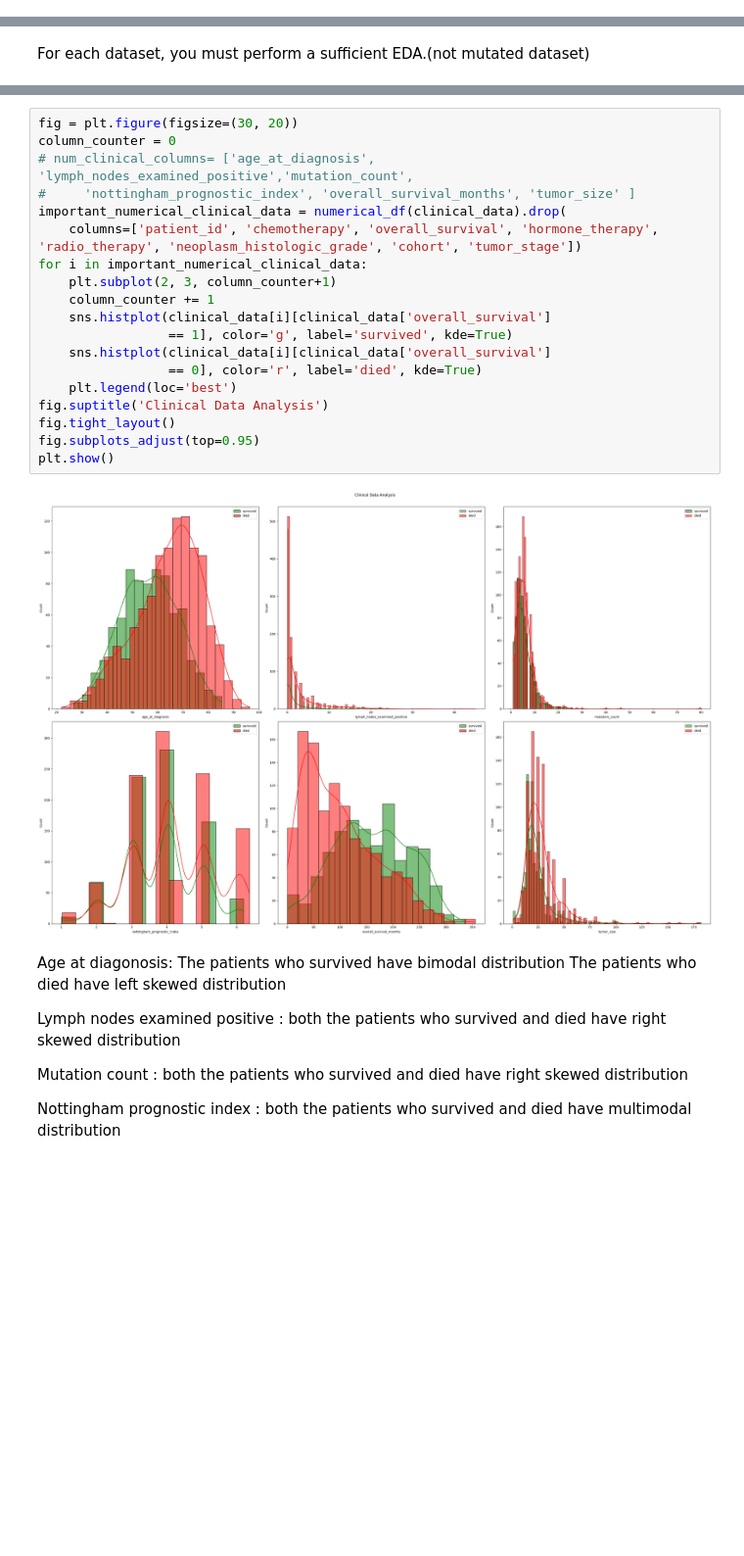
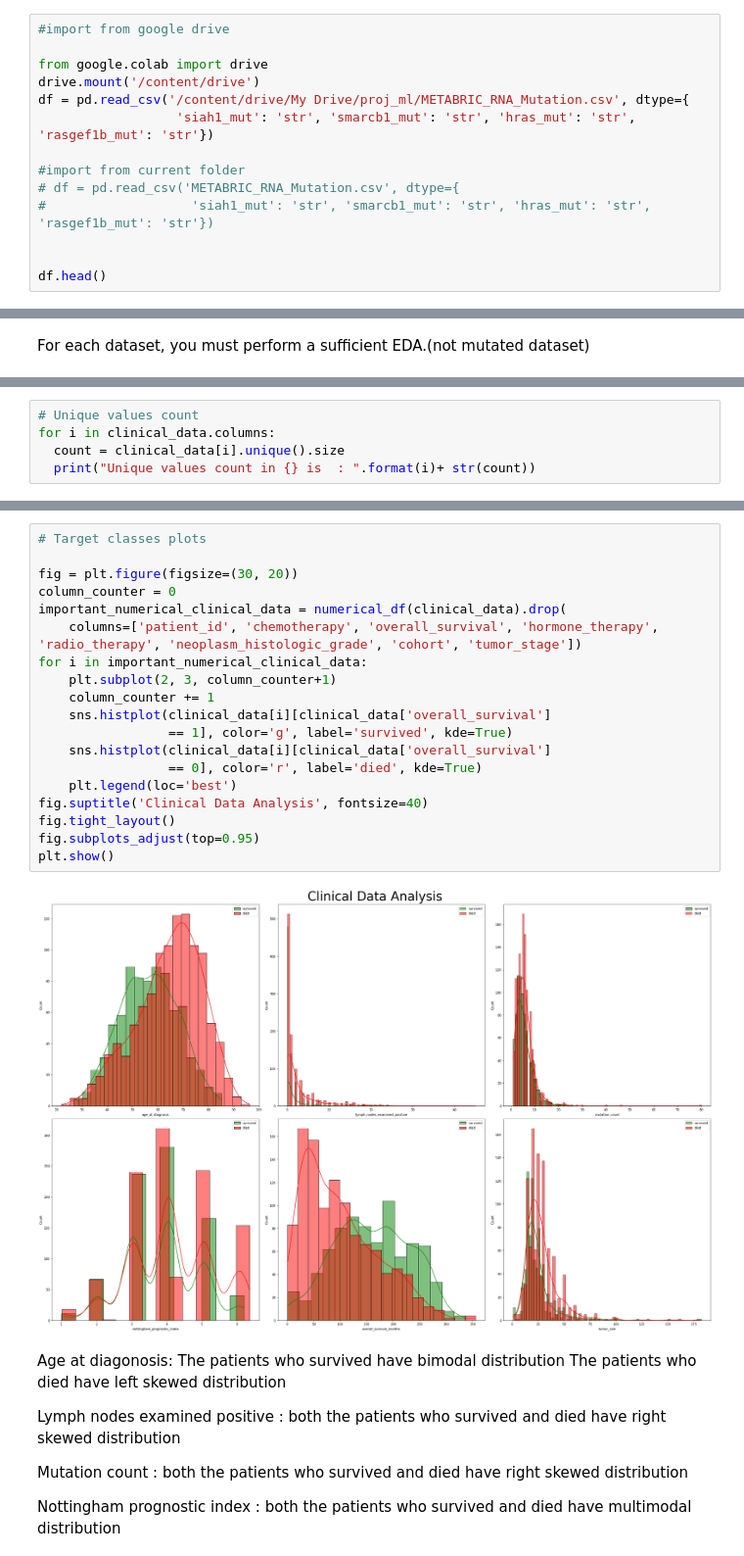
Before and after one commit to mohammadtaghi005/Breast-Cancer-Prediction, a Jupyter notebook: ML_Project.ipynb, the cells around one changed output, grey strips where cells are left out. Shown at 98% size. Drawn from its saved outputs; the diff is of its cells as text; blank space fills up the shorter version.

```diff
--- a/ML_Project.ipynb
+++ b/ML_Project.ipynb
@@ -90,0 +95,14 @@ df.head()
+# %%
+#import from google drive
+
+from google.colab import drive
+drive.mount('/content/drive')
+df = pd.read_csv('/content/drive/My Drive/proj_ml/METABRIC_RNA_Mutation.csv', dtype={
+                  'siah1_mut': 'str', 'smarcb1_mut': 'str', 'hras_mut': 'str', 'rasgef1b_mut': 'str'})
+
+#import from current folder
+# df = pd.read_csv('METABRIC_RNA_Mutation.csv', dtype={
+#                   'siah1_mut': 'str', 'smarcb1_mut': 'str', 'hras_mut': 'str', 'rasgef1b_mut': 'str'})
+
+
+df.head()
@@ -152,0 +211,5 @@ Box plot of numerical data
+# %%
+# Unique values count
+for i in clinical_data.columns:
+  count = clinical_data[i].unique().size
+  print("Unique values count in {} is  : ".format(i)+ str(count))
@@ -199,24 +354,24 @@ target classes plots
 # %%
+# Target classes plots
+
 fig = plt.figure(figsize=(30, 20))
 column_counter = 0
-# num_clinical_columns= ['age_at_diagnosis', 'lymph_nodes_examined_positive','mutation_count',
-#     'nottingham_prognostic_index', 'overall_survival_months', 'tumor_size' ]
 important_numerical_clinical_data = numerical_df(clinical_data).drop(
     columns=['patient_id', 'chemotherapy', 'overall_survival', 'hormone_therapy', 'radio_therapy', 'neoplasm_histologic_grade', 'cohort', 'tumor_stage'])
 for i in important_numerical_clinical_data:
     plt.subplot(2, 3, column_counter+1)
     column_counter += 1
     sns.histplot(clinical_data[i][clinical_data['overall_survival']
                  == 1], color='g', label='survived', kde=True)
     sns.histplot(clinical_data[i][clinical_data['overall_survival']
                  == 0], color='r', label='died', kde=True)
     plt.legend(loc='best')
-fig.suptitle('Clinical Data Analysis')
+fig.suptitle('Clinical Data Analysis', fontsize=40)
 fig.tight_layout()
 fig.subplots_adjust(top=0.95)
 plt.show()
 # %% [output]
-[figure, old version]
+[figure, new version]
 # %% [markdown]
 Age at diagonosis:
 The patients who survived have bimodal distribution
```
Also changed, not shown: parts of 109 cells of this notebook.
